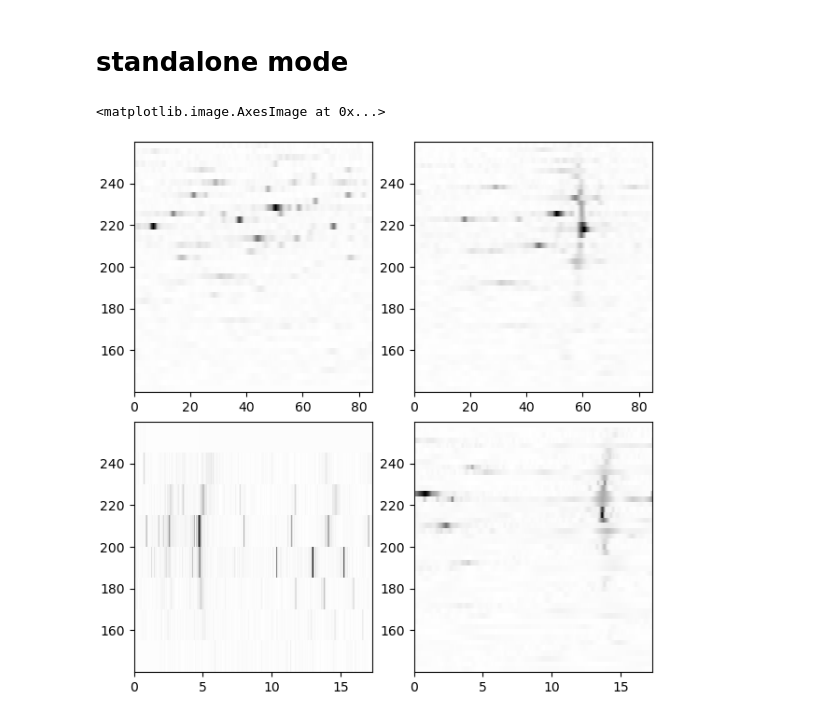
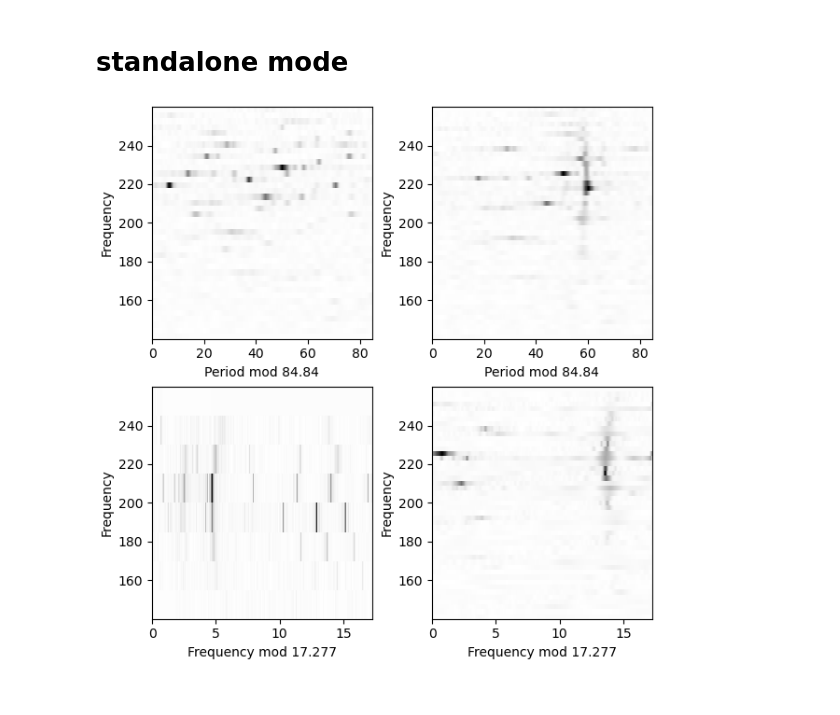
Before and after one commit to danhey/echelle, a Jupyter notebook: example_strectched_echelle.ipynb, the cells around one changed output. Cells and saved outputs as stored; diff of their text form; code cells hidden in the pictures.

Commit message:
reorganize plotting functions

```diff
--- a/example_strectched_echelle.ipynb
+++ b/example_strectched_echelle.ipynb
@@ -51,24 +51,19 @@ widget = echelle.interact_stretched_echelle(params, nu=nu, ps=ps, show_vlines=Tr
 # %%
 # KIC 8144907
 params = {'ΔΠ1': 84.84, 'q': 0.31, 'q_k':0., 'Δν':17.277, 'ε_p':0.289, 'ε_g':0.7, 'd01': 0.00, 'α_p': 0., 'ν_max':0.}
 
 # regular period echelle
 fig, ax = plt.subplots(nrows=2, ncols=2, figsize=(6,6), constrained_layout=True)
 ax = ax.reshape(-1)
-z, ext = echelle.plot_period_echelle(nu, ps, params['ΔΠ1'])
-ax[0].imshow(z, extent=ext, aspect='auto', interpolation='nearest', cmap='gray_r')
+echelle.plot_period_echelle(nu, ps, params['ΔΠ1'], ax=ax[0]);
 
 # stretched period echelle
-z, ext = echelle.plot_period_echelle(nu, ps, params['ΔΠ1'], tau=echelle.make_τ(nu, params))
-ax[1].imshow(z, extent=ext, aspect='auto', interpolation='nearest', cmap='gray_r')
+echelle.plot_period_echelle(nu, ps, params['ΔΠ1'], tau=echelle.make_τ(nu, params), ax=ax[1]);
 
 # regular frequency echelle
-z, ext = echelle.plot_frequency_echelle(nu, ps, params['Δν'])
-ax[2].imshow(z, extent=ext, aspect='auto', interpolation='nearest', cmap='gray_r')
+echelle.plot_frequency_echelle(nu, ps, params['Δν'], ax=ax[2]);
 
 # strectched frequency echelle
-z, ext = echelle.plot_frequency_echelle(nu, ps, params['Δν'], f=echelle.make_f(nu, params))
-ax[3].imshow(z, extent=ext, aspect='auto', interpolation='nearest', cmap='gray_r')
+echelle.plot_frequency_echelle(nu, ps, params['Δν'], f=echelle.make_f(nu, params), ax=ax[3]);
 # %% [output]
-<matplotlib.image.AxesImage at 0x...>
-[figure, old version]
+[figure, new version]
```
Also changed, not shown: 2 other files.
